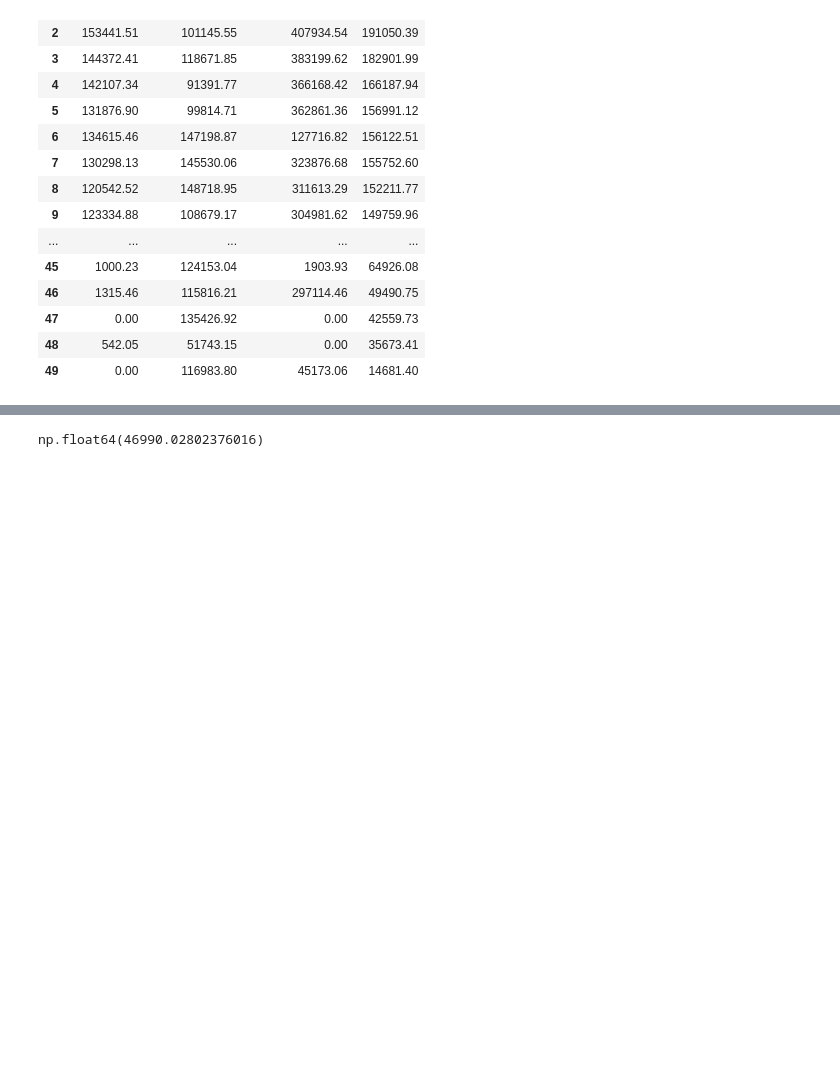
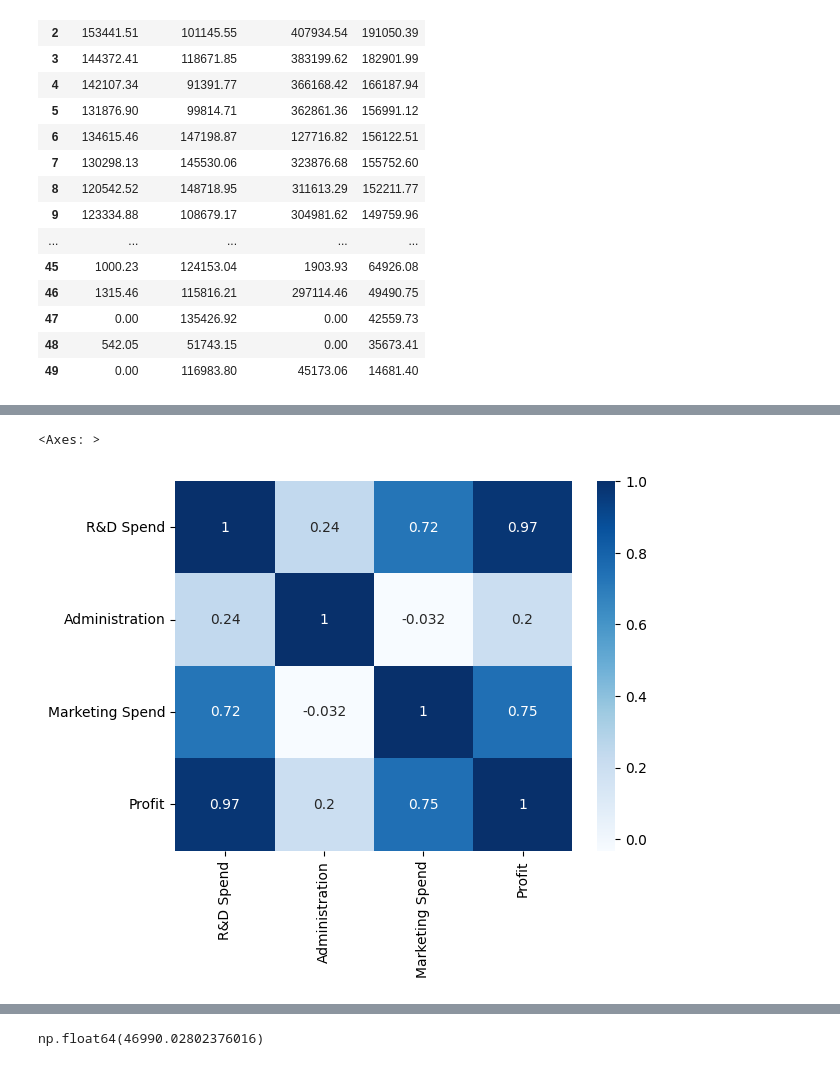
Before and after one commit to Frenz86/IFTS25, a Jupyter notebook: Less08/03Error_regression_savemodel.ipynb, the cells around one changed output, grey strips where cells are left out. Cells and saved outputs as stored; diff of their text form; code cells hidden in the pictures; blank space fills up the shorter version.

```diff
--- a/Less08/03Error_regression_savemodel.ipynb
+++ b/Less08/03Error_regression_savemodel.ipynb
@@ -246,0 +280,5 @@ df
+# %%
+sns.heatmap(df.corr(numeric_only=True),annot=True,cmap='Blues')
+# %% [output]
+<Axes: >
+[figure, added]
```
Also changed, not shown: parts of 18 cells of this notebook.
